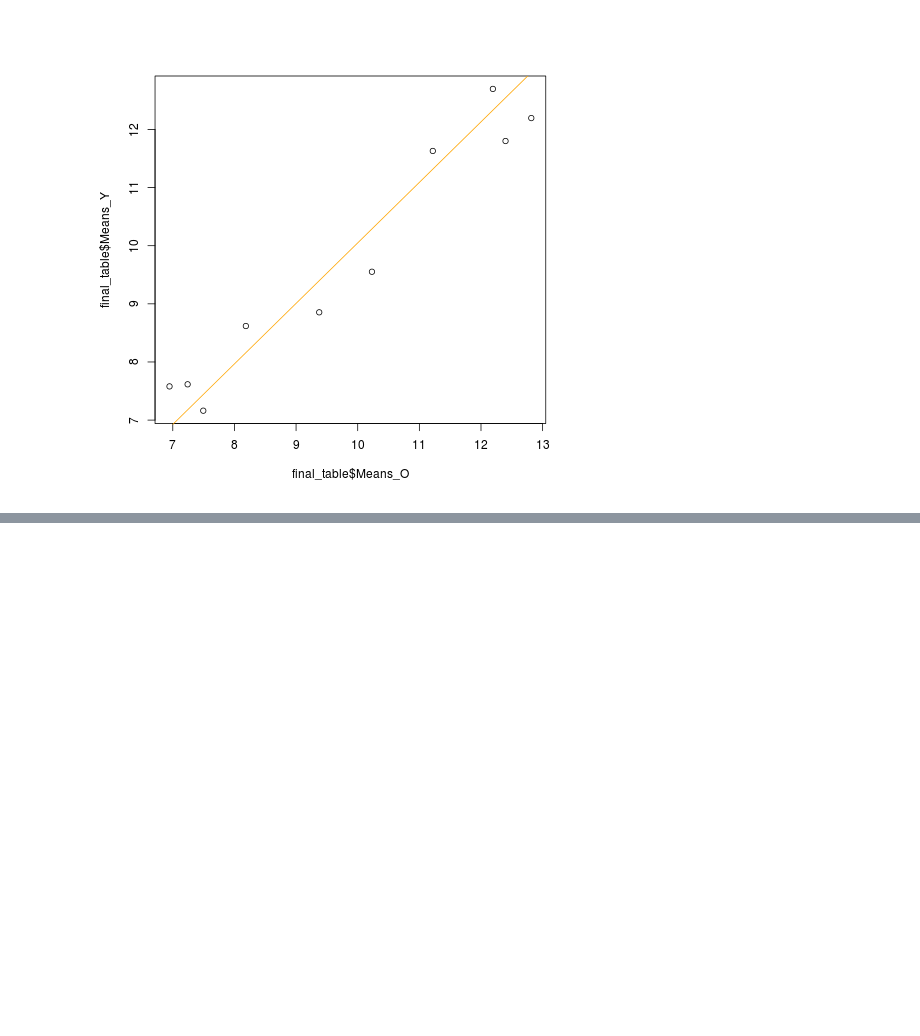
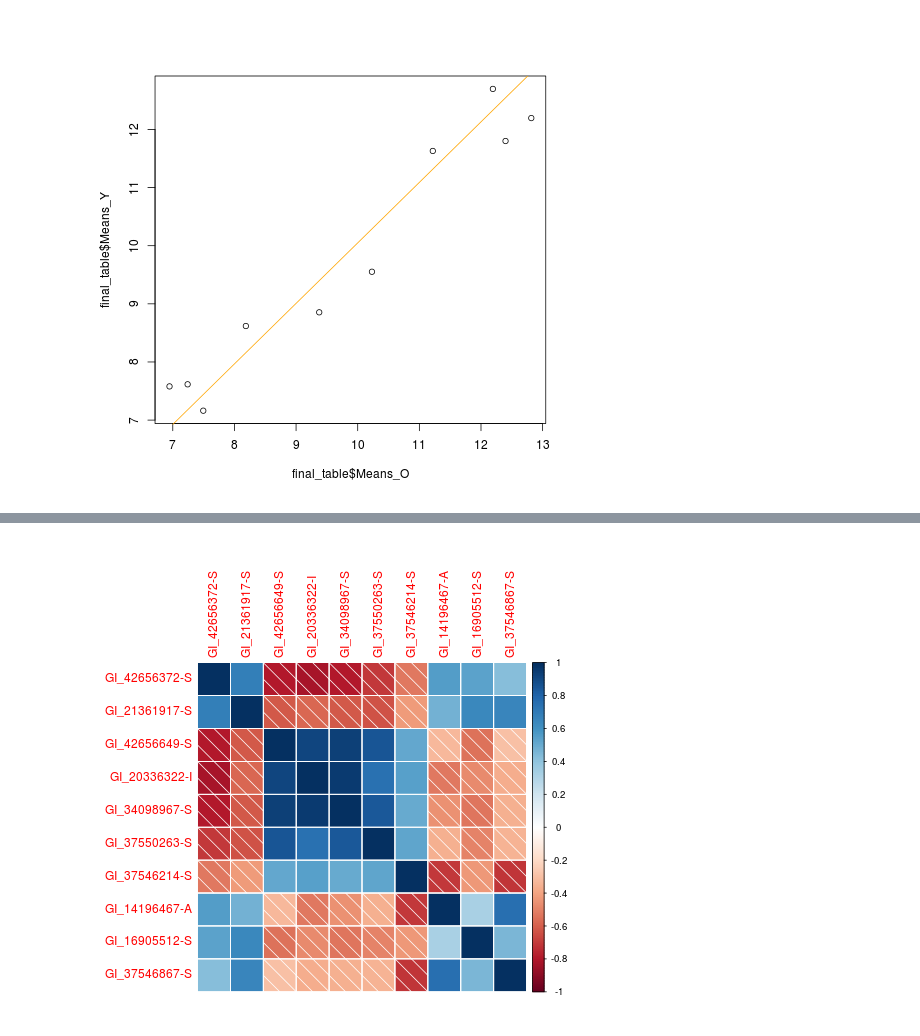
Before and after one commit to Patrickzhou/data-analysis-template, a Jupyter notebook: notebooks/NB3_data_analysis.ipynb, the cells around one changed output, grey strips where cells are left out. Saved outputs shown, nothing was run; the diff lists cells and outputs as text; code cells hidden in the pictures; blank space fills up the shorter version.

```diff
--- a/notebooks/NB3_data_analysis.ipynb
+++ b/notebooks/NB3_data_analysis.ipynb
@@ -421,0 +512,7 @@ F-statistic: 132.4 on 1 and 8 DF,  p-value: 2.951e-06
+# %%
+%%R
+#visualiztion of the top
+require(corrplot)
+corrplot(cor(top_info),method = 'shade',insig='p-value')
+# %% [output]
+[figure, added]
```
Also changed, not shown: parts of 8 cells of this notebook, 2 other files.
